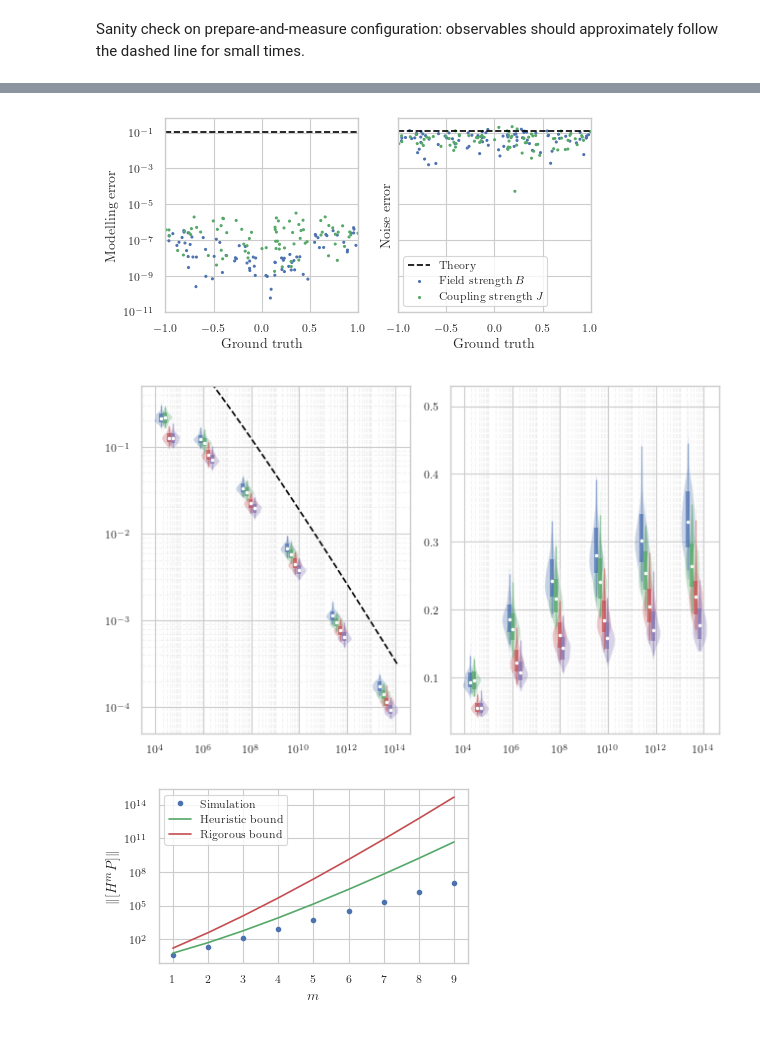
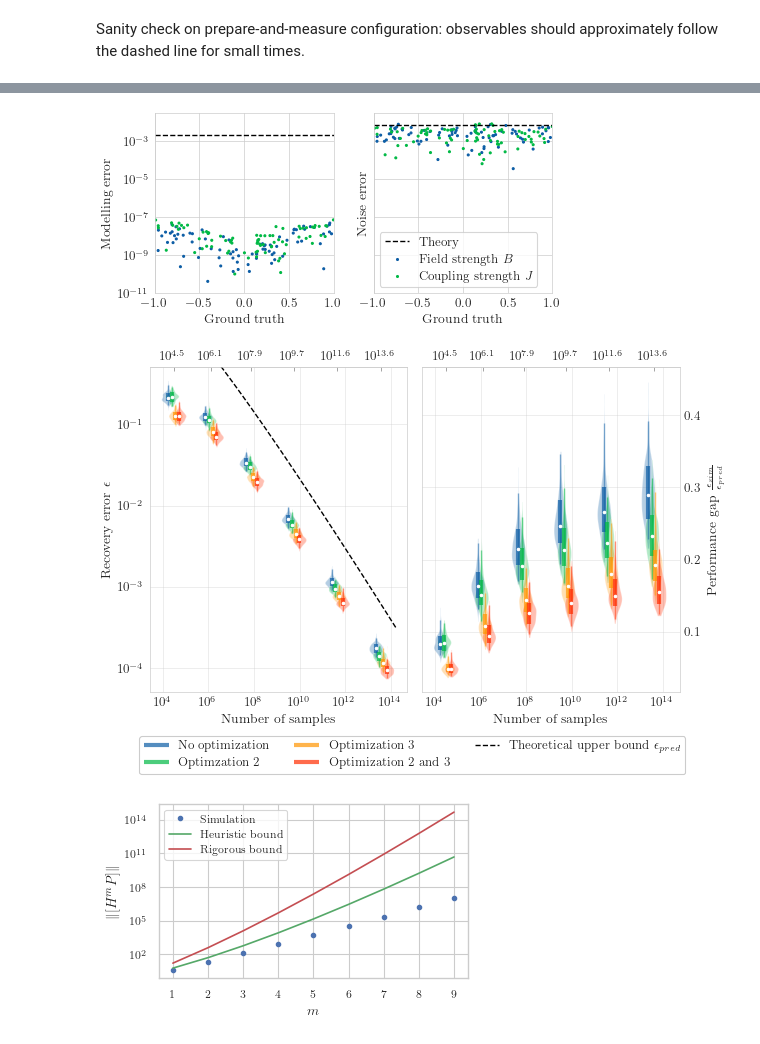
Before and after one commit to andigu/hamiltonian-learning, a Jupyter notebook: simulations.ipynb, the cells around one changed output, grey strips where cells are left out. Drawn from its saved outputs; the diff is of its cells as text; code cells hidden in the pictures.

```diff
--- a/simulations.ipynb
+++ b/simulations.ipynb
@@ -256,16 +264,16 @@ def ham_learn(G, eps, delta, add_noise=False, optimizations=[False,False,False])
     noise_est = np.sqrt(16/(L**2 * A**2) * np.sum(np.sum((-1)**m * m**2 * chebs, axis=0)[:,None]**2, axis=0)/N_shots)
     return preds, bias_est, noise_est
 # %%
-eps = inversefunc(lambda eps: get_optimal_config(np.squeeze(eps).item(), 0.5)[0], y_values=3, domain=(0, 1))
+eps = 0.01#inversefunc(lambda eps: get_optimal_config(np.squeeze(eps).item(), 0.5)[0], y_values=3, domain=(0, 1))
 no_noise, _, _ = ham_learn(G, eps, 0.5, add_noise=False, optimizations=[False,False,False])
 noisy, bias, noise = ham_learn(G, eps, 0.5, add_noise=True, optimizations=[False,False,False])
 # %%
 truth = np.array([G.nodes[idx]['weight'] for idx, _ in no_noise.items()])
 
-fig, axes = plt.subplots(1, 2, figsize=(width * 0.8,width/ratio * 0.65), sharey=True, sharex=True)
+fig, axes = plt.subplots(1, 2, figsize=(width * 0.75,width/ratio * 0.6), sharey=True, sharex=True)
 pred = np.array([pred for _, pred in no_noise.items()])
 axes[0].scatter(truth, np.abs(truth-pred), marker='o', s=2,  c=['C0' if 'Z' in idx else 'C1' for idx in no_noise.keys()])
-axes[0].axhline(bias, c='black', ls='--', label='Theory')
+axes[0].axhline(bias, c='black', ls='--')
 axes[0].set_yscale('log')
 pred = np.array([pred for _, pred in noisy.items()])
 axes[1].scatter(truth, np.abs(truth-pred), marker='o', s=2,  c=['C0' if 'Z' in idx else 'C1' for idx in noisy.keys()])
@@ -278,14 +286,17 @@ axes[1].scatter(10,1,label=r'Coupling strength $J$', s=2, c='C1') # Dummy point
 for i in range(2):
     axes[i].set_xlabel('Ground truth')
     axes[i].set_xlim(-1,1)
-    axes[i].grid(which='minor', ls='--', alpha=0.5)
-axes[1].legend()
+    axes[i].xaxis.set_ticks_position('none')
+    axes[i].yaxis.set_ticks_position('none')
+axes[1].legend(frameon=True)
+
+
 axes[0].set_ylabel('Modelling error')
 axes[1].set_ylabel('Noise error')
 fig.tight_layout()
-# fig.savefig('model-err-heur.pdf', bbox_inches='tight')
+fig.savefig('figures/model-err-rig.pdf', bbox_inches='tight')
 # %% [output]
-[figure, old version]
+[figure, new version]
 # %%
 import multiprocess as mp
 import pickle
@@ -330,42 +341,57 @@ Nshots = np.log10(Ns)+np.log10(n_partitions)
 
 fig, (ax0, ax1) = plt.subplots(1,2,sharex=True,figsize=(width,width/ratio))
 dx = -0.24
+labels = ['No optimization', 'Optimzation 2', 'Optimization 3', 'Optimization 2 and 3']
 for i in range(4):
     q0, q1, q2, q3, q4 = np.log10(np.percentile(rec[:,:,i], [1,16,50,84,99], axis=1))
     ax0.violinplot(np.log10(rec[:,:,i].T), positions=Nshots+dx, widths=0.6, showextrema=False)
-    ax0.vlines(Nshots+dx, q1, q3, color=f'C{i}', ls='-', lw=3, alpha=0.7)
+    ax0.vlines(Nshots+dx, q1, q3, color=f'C{i}', ls='-', lw=3, alpha=0.7, label=labels[i])
     ax0.vlines(Nshots+dx, q0, q4, color=f'C{i}', ls='-', lw=1, alpha=0.5)
     ax0.scatter(Nshots+dx, q2, marker='o', color='white', s=3, zorder=3)
     dx += 0.16
 
 dx = -0.24
 for i in range(4):
     q0, q1, q2, q3, q4 = np.percentile(rec[:,:,i]/(eps[:,None]/tau), [1,16,50,84,99], axis=1)
     ax1.violinplot((rec[:,:,i]/(eps[:,None]/tau)).T, positions=Nshots+dx, widths=0.6, showextrema=False)
     ax1.vlines(Nshots+dx, q1, q3, color=f'C{i}', ls='-', lw=3, alpha=0.7)
     ax1.vlines(Nshots+dx, q0, q4, color=f'C{i}', ls='-', lw=1, alpha=0.5)
     ax1.scatter(Nshots+dx, q2, marker='o', color='white', s=3, zorder=3)
     dx += 0.16
 
 
 ax0.yaxis.set_major_formatter(mticker.StrMethodFormatter("$10^{{{x:.0f}}}$"))
 ax0.set_yticks([-4,-3,-2,-1,0])
 ax0.yaxis.set_ticks([np.log10(x) for p in np.arange(-4,0) for x in np.linspace(10. ** p, 10. ** (p + 1), 10)], minor=True);
 ax0.set_ylim(-4.3, -0.3)
 
 ax0.xaxis.set_major_formatter(mticker.StrMethodFormatter("$10^{{{x:.0f}}}$"))
 ax0.xaxis.set_ticks([np.log10(x) for p in np.arange(4,14) for x in np.linspace(10. ** p, 10. ** (p + 1), 10)], minor=True);
 
-ax0.grid(which='minor', ls='--', alpha=0.2)
-ax1.grid(which='minor', ls='--', alpha=0.2)
+
 eps = np.logspace(-3.5, 0.5)
 Ns = np.log10([get_optimal_config(ep*tau, 0.1, n_steps=300)[-1] for ep in eps]) + np.log10(n_partitions)
-ax0.plot(Ns, np.log10(eps), ls='--', c='black')
+ax0.plot(Ns, np.log10(eps), ls='--', c='black', label=r'Theoretical upper bound $\epsilon_{pred}$')
 
+for axi in [ax0,ax1]:
+    secax = axi.secondary_xaxis('top')
+    secax.set_xticks(Nshots, [f'$10^{{{ns:.1f}}}$' for ns in Nshots])
+    secax.tick_params(length=3, color='grey', direction='in')
+    secax.tick_params(length=0, which='minor')
+    axi.set_xlabel(r'Number of samples')
+    axi.xaxis.set_ticks_position('none')
+    axi.yaxis.set_ticks_position('none')
 
+ax0.set_ylabel(r'Recovery error $\epsilon$')
+ax1.yaxis.tick_right()
+ax1.yaxis.set_label_position("right")
+ax1.set_ylabel(r'Performance gap $\frac{\epsilon_{sim}}{\epsilon_{pred}}$')
+ax1.yaxis.set_ticks_position('none')
+fig.legend(ncol=3, bbox_to_anchor=(0.5,-0.1), loc='lower center', frameon=True)
 fig.tight_layout()
+fig.savefig('figures/err.pdf', bbox_inches='tight')
 # %% [output]
-[figure, old version]
+[figure, new version]
 # %%
 def it_comm(A, B, n=1):
     ret = B
```
Also changed, not shown: parts of 4 cells of this notebook, 8 other files.
